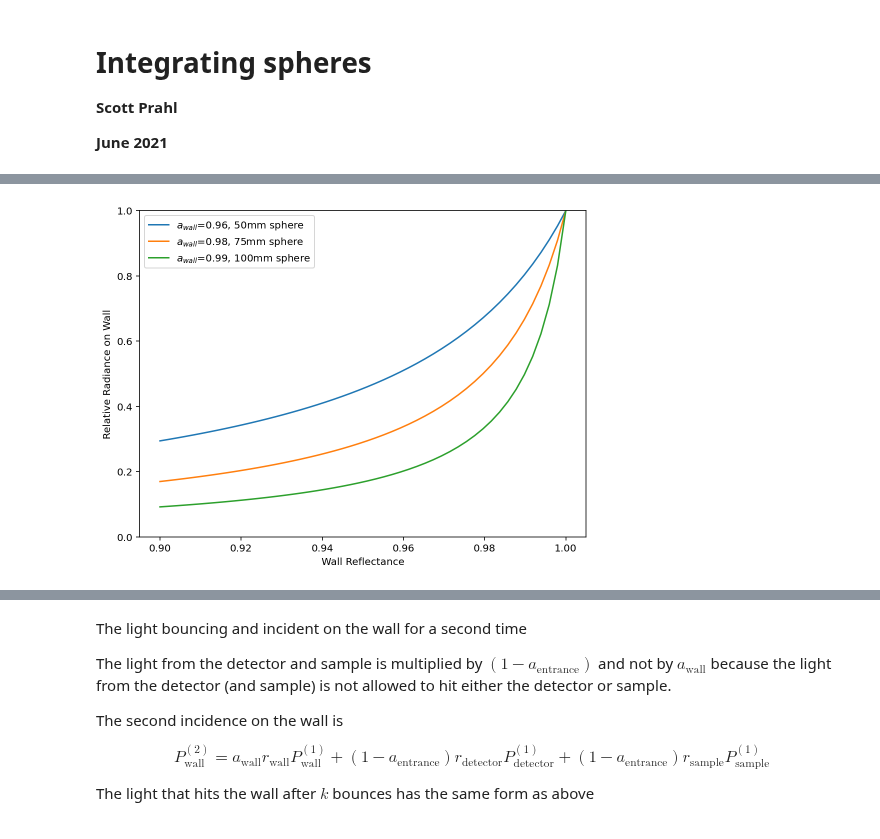
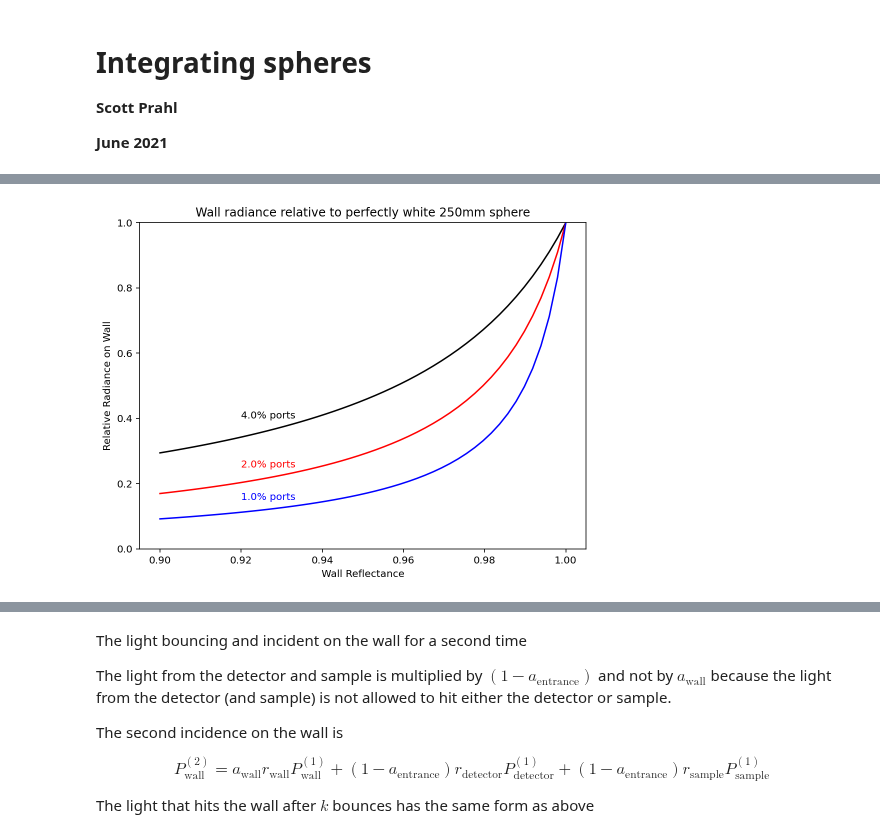
Before and after one commit to scottprahl/iadpython, a Jupyter notebook: docs/sphere.ipynb, the cells around one changed output, grey strips where cells are left out. Saved outputs shown, nothing was run; the diff lists cells and outputs as text; code cells hidden in the pictures.

```diff
--- a/docs/sphere.ipynb
+++ b/docs/sphere.ipynb
@@ -179,33 +187,29 @@ plt.show()
 # %%
 r_wall = np.linspace(0.9,1,50)
-s = iadpython.sphere.Sphere(50, 1)
+s = iadpython.sphere.Sphere(250, 1)
 plt.figure(figsize=(8,6))
 
-s.d_sphere = 50
 s.a_wall = 0.96
 M = s.multiplier(UR1=1, URU=0, r_wall=r_wall)
-label='$a_{wall}$=%.2f, %.0fmm sphere'%(s.a_wall,s.d_sphere)
-plt.plot(r_wall, M/np.max(M), label=label)
+plt.plot(r_wall, M/np.max(M),color='black')
+plt.text(0.92, 0.4, '%.1f%% ports'%(100-100*s.a_wall),color='black')
 
-s.d_sphere = 75
 s.a_wall = 0.98
 M = s.multiplier(UR1=1, URU=0, r_wall=r_wall)
-label='$a_{wall}$=%.2f, %.0fmm sphere'%(s.a_wall,s.d_sphere)
-plt.plot(r_wall, M/np.max(M), label=label)
+plt.plot(r_wall, M/np.max(M),color='red')
+plt.text(0.92, 0.25, '%.1f%% ports'%(100-100*s.a_wall),color='red')
 
-s.d_sphere = 100
 s.a_wall = 0.99
 M = s.multiplier(UR1=1, URU=0, r_wall=r_wall)
-label='$a_{wall}$=%.2f, %.0fmm sphere'%(s.a_wall,s.d_sphere)
-plt.plot(r_wall, M/np.max(M), label=label)
+plt.plot(r_wall, M/np.max(M),color='blue')
+plt.text(0.92, 0.15, '%.1f%% ports'%(100-100*s.a_wall),color='blue')
 
-
-plt.legend()
 plt.xlabel('Wall Reflectance')
 plt.ylabel('Relative Radiance on Wall')
 plt.ylim(0,1)
+plt.title('Wall radiance relative to perfectly white 250mm sphere')
 
 plt.show()
 # %% [output]
-[figure, old version]
+[figure, new version]
 # %% [markdown]
```
Also changed, not shown: parts of 15 cells of this notebook.
